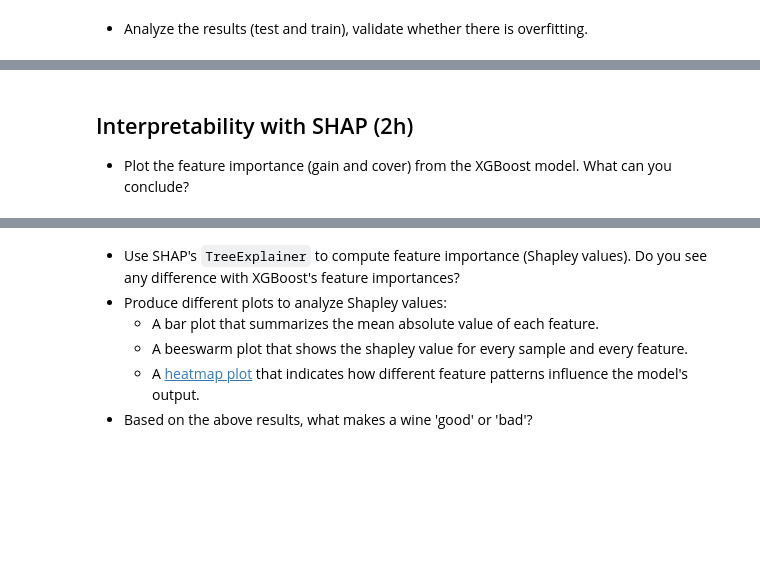
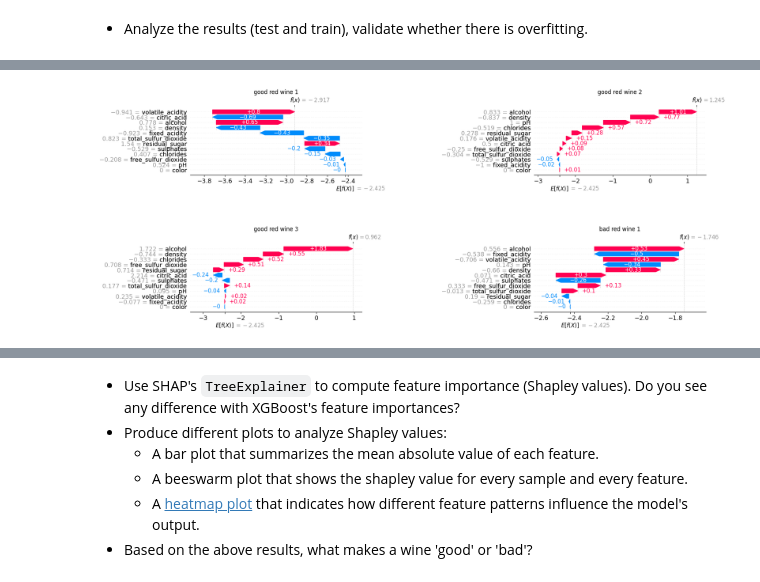
Before and after one commit to hei-isc-ml-stud/w4-isc-ml-Eteroclia, a Jupyter notebook: week4-assignment.ipynb, the cells around one changed output, grey strips where cells are left out. Drawn from its saved outputs; the diff is of its cells as text; code cells hidden in the pictures; blank space fills up the shorter version.

```diff
--- a/week4-assignment.ipynb
+++ b/week4-assignment.ipynb
@@ -692,4 +702,0 @@ shap.plots.beeswarm(shap_values,max_display=20)
-# %% [markdown]
-## Interpretability with SHAP (2h)
-
-- Plot the feature importance (gain and cover) from the XGBoost model. What can you conclude?
@@ -697,0 +703,19 @@ shap.plots.beeswarm(shap_values,max_display=20)
+# %%
+figs, ax = plt.subplots(2,2,figsize=(10,5))
+plt.sca(ax[0][0])
+shap.plots.waterfall(shap_values[7], max_display=20,show=False)
+ax[0][0].set_title("good red wine 1")
+plt.sca(ax[0][1])
+shap.plots.waterfall(shap_values[8], max_display=20,show=False)
+ax[0][1].set_title("good red wine 2")
+plt.sca(ax[1][0])
+shap.plots.waterfall(shap_values[16], max_display=20,show=False)
+ax[1][0].set_title("good red wine 3")
+plt.sca(ax[1][1])
+shap.plots.waterfall(shap_values[9], max_display=20,show=False)
+ax[1][1].set_title("bad red wine 1")
+plt.subplots_adjust(wspace=1,hspace=1)
+figs.set_size_inches(20, 8)
+plt.show()
+# %% [output]
+[figure, added]
```
Also changed, not shown: parts of 50 cells of this notebook.
